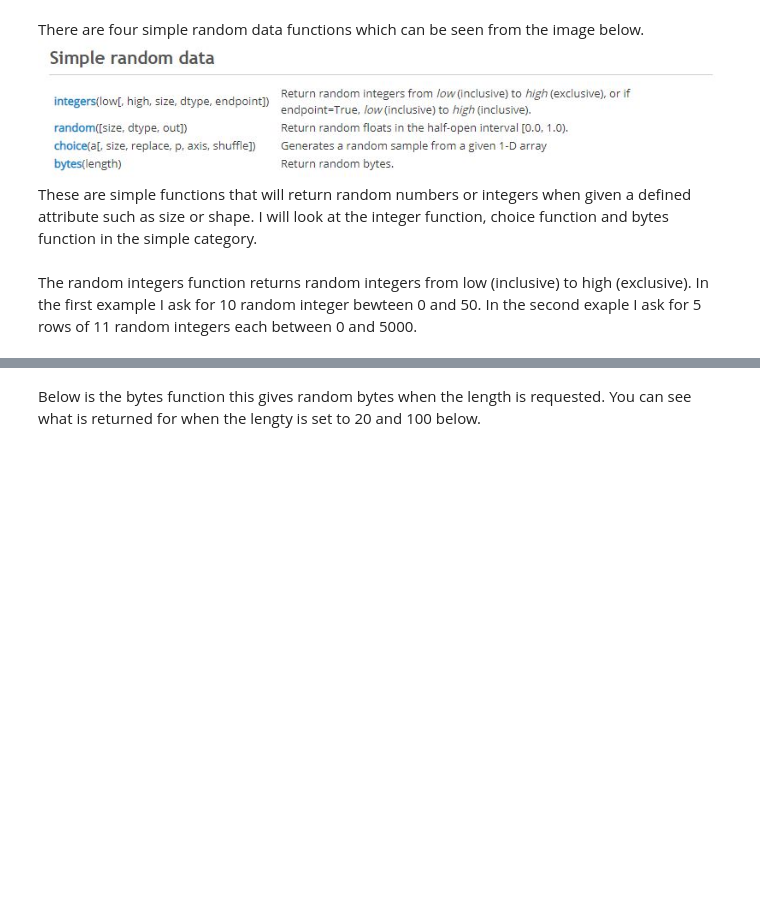
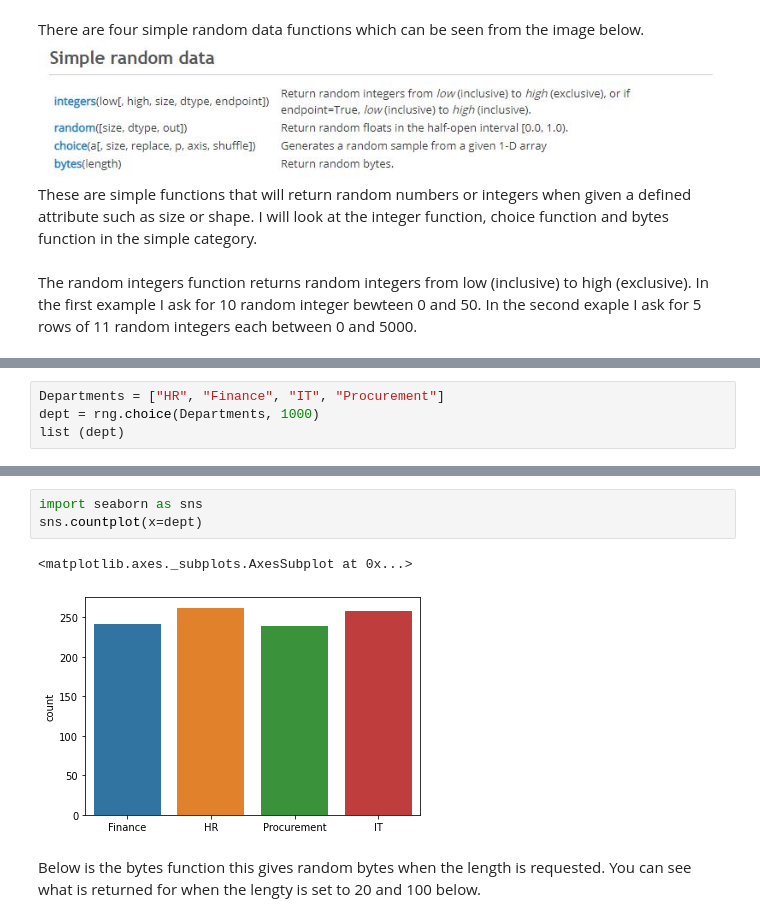
Before and after one commit to LauraBrogan/2020-Programming-Assignment, a Jupyter notebook: 2020 Programming Assignment .ipynb, the cells around one changed output, grey strips where cells are left out. Drawn from its saved outputs; the diff is of its cells as text; blank space fills up the shorter version.

```diff
--- a/2020 Programming Assignment .ipynb
+++ b/2020 Programming Assignment .ipynb
@@ -47,0 +52,4 @@ array([[ 50,  20,  20, 100,  20],
+# %%
+Departments = ["HR", "Finance", "IT", "Procurement"]
+dept = rng.choice(Departments, 1000)
+list (dept)
@@ -48,3 +74,9 @@ array([[ 50,  20,  20, 100,  20],
+# %%
+import seaborn as sns
+sns.countplot(x=dept)
+# %% [output]
+<matplotlib.axes._subplots.AxesSubplot at 0x...>
+[figure, added]
 # %% [markdown]
 Below is the bytes function this gives random bytes when the length is requested.  You can see what is returned for when the lengty is set to 20 and 100 below.
 # %%
```
Also changed, not shown: parts of 9 cells of this notebook.
